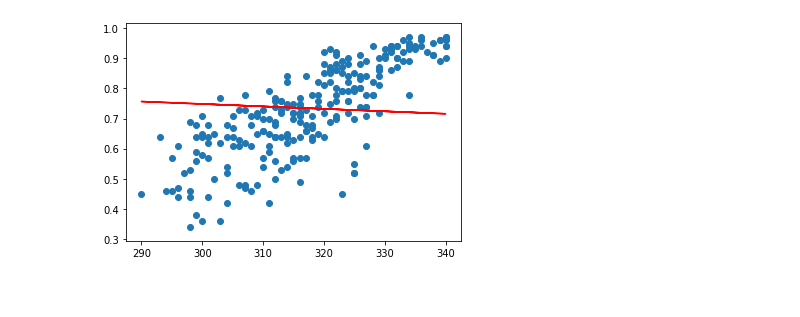
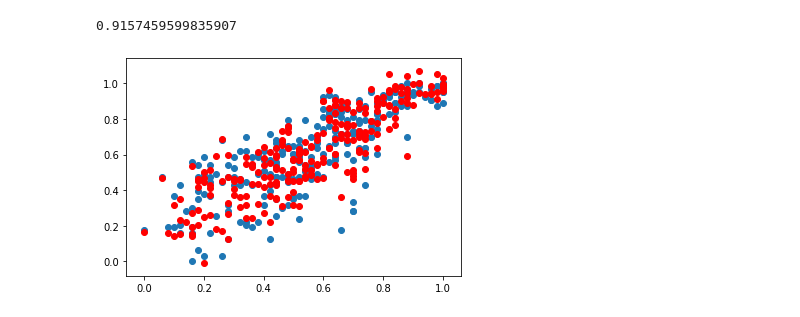
Before and after one commit to anahern4ndez/Linear_Regression, a Jupyter notebook: HT1 borrador.ipynb, the cells around one changed output. Cells and saved outputs as stored; diff of their text form; code cells hidden in the pictures.

Commit message:
cross validation with r^2 and ecm
to do:
 - cost v lambda and cost v d

```diff
--- a/HT1 borrador.ipynb
+++ b/HT1 borrador.ipynb
@@ -9,13 +19,15 @@ data = np.loadtxt('Admission_Predict.csv',delimiter=",", skiprows=1)
 # %%
 #training set
-t_set = data[:240,]
+t_set = data[:240,1:]
 #cross validation set
-cv_set = data[240:320,]
+cv_set = data[240:320,1:]
 #test set
-test = data[320:,]
+test = data[320:,1:]
 # %%
 #slice de data entre matriz de features y vector de variable a predecir
-#se excluye columna de Serial No.
-#X,y = t_set[:,1:len(t_set[0])-1], t_set[:,len(t_set[0])-1:len(t_set[0])],
-#X,y = t_set[:,1], t_set[:,len(t_set[0])-1:len(t_set[0])]
-X, y = np.vstack((np.ones(len(t_set)), t_set[:,1], t_set[:,1]**2)).T, t_set[:,len(t_set[0])-1:len(t_set[0])]
+X = np.vstack((
+    np.ones(len(t_set)),
+    t_set[:,].T
+)).T
+
+y = t_set[:,len(t_set[0])-1:len(t_set[0])]
@@ -42,0 +39,13 @@ array([[ 9.92962767e-01],
+# %%
+#Después de múltiples generaciones random, se encontró que theta_0 que brindaba los mejores resultados, era:
+#theta_0 = np.random.rand(n, 1)
+theta_0 = np.array([
+ [-0.06706054],
+ [ 0.21327747],
+ [-0.19349977],
+ [ 0.10454866],
+ [-0.06015129],
+ [ 0.28915204],
+ [ 0.27315269],
+ [-0.00179598],
+ [ 0.50185317]])
@@ -43,11 +64,11 @@ array([[ 9.92962767e-01],
 # %%
-theta = gradient_descent(
+theta, costs, gradient_norms = gradient_descent(
     X,
     y,
     theta_0,
     linear_cost_regular,
     linear_cost_derivate_regular,
-    alpha=0.000000001,
+    alpha=0.0001,
     threshold=0.001,
-    max_iter=10000,
-    lamda=10)
+    max_iter=30000,
+    lamda=0)
@@ -56,8 +75,14 @@ theta = gradient_descent(
+# %%
+#Cálculo de coeficiente de regresión (R^2)
+r2 = (((y-y.mean())**2).sum()-((np.matmul(X, theta)-y)**2).sum())/((y-y.mean())**2).sum()
+r2
+# %% [output]
+0.9157459599835907
 # %%
 plt.scatter(X[:, 1], y)
 
-plt.plot(X[:, 1], np.matmul(X, theta), color='red')
+plt.scatter(X[:, 1], np.matmul(X, theta), color='red')
 
 plt.show()
 # %% [output]
-[figure, old version]
+[figure, new version]
```
Also changed, not shown: parts of 16 cells of this notebook, 2 other files.
